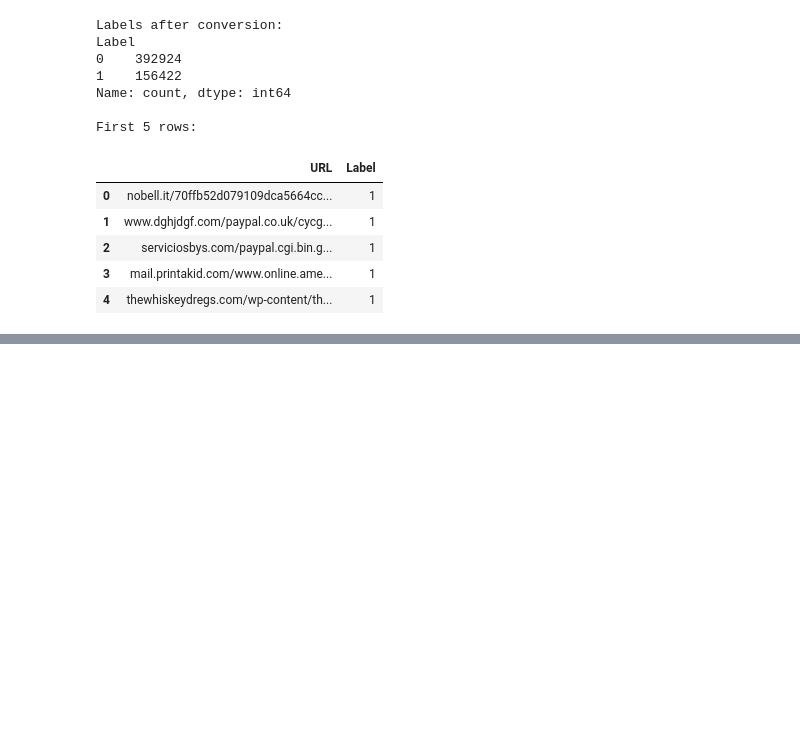
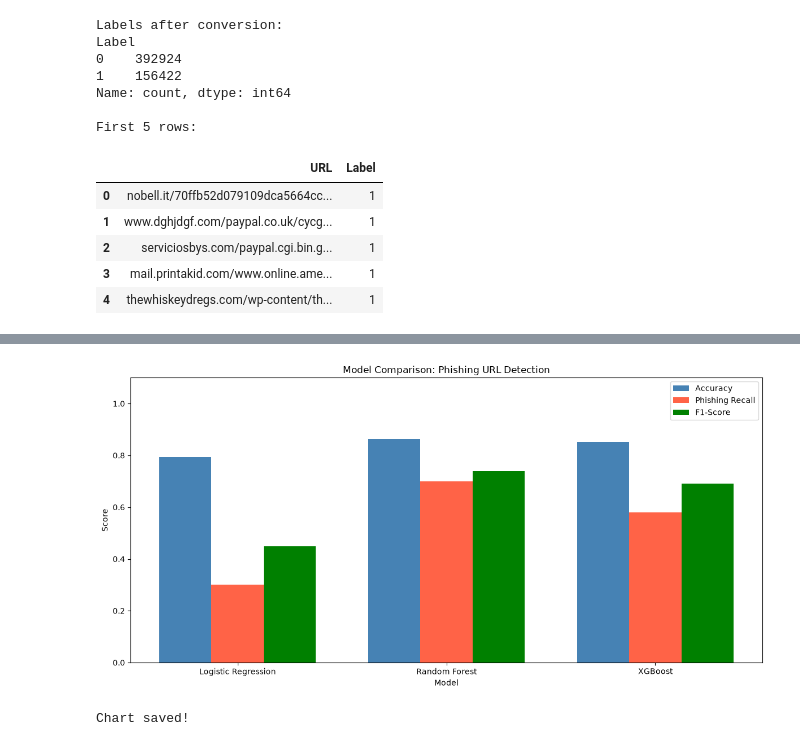
Before and after one commit to justthierry/phishing-detector-lebanon, a Jupyter notebook: phishing_detector.ipynb, the cells around one changed output, grey strips where cells are left out. Saved outputs shown, nothing was run; the diff lists cells and outputs as text; code cells hidden in the pictures; blank space fills up the shorter version.

```diff
--- a/phishing_detector.ipynb
+++ b/phishing_detector.ipynb
@@ -112,0 +338,15 @@ Now we are done changing our labels to binary and all we can now get started to
+# %%
+# Train XGBoost
+xgb_model = xgb.XGBClassifier(
+    n_estimators=100,
+    random_state=42,
+    eval_metric='logloss'
+)
+xgb_model.fit(X_train, y_train)
+
+# Evaluate
+y_pred_xgb = xgb_model.predict(X_test)
+acc_xgb = accuracy_score(y_test, y_pred_xgb)
+print(f"XGBoost Accuracy: {acc_xgb:.4f}")
+print("\nClassification Report:")
+print(classification_report(y_test, y_pred_xgb, target_names=['Legit', 'Phishing']))
@@ -112,0 +377,32 @@ Now we are done changing our labels to binary and all we can now get started to
+# %%
+# Model comparison visualization
+models = ['Logistic Regression', 'Random Forest', 'XGBoost']
+accuracy = [acc_lr, acc_rf, acc_xgb]
+recall = [0.30, 0.70, 0.58]
+f1 = [0.45, 0.74, 0.69]
+
+x = np.arange(len(models))
+width = 0.25
+
+fig, ax = plt.subplots(figsize=(12, 6))
+
+bars1 = ax.bar(x - width, accuracy, width, label='Accuracy', color='steelblue')
+bars2 = ax.bar(x, recall, width, label='Phishing Recall', color='tomato')
+bars3 = ax.bar(x + width, f1, width, label='F1-Score', color='green')
+
+ax.set_xlabel('Model')
+ax.set_ylabel('Score')
+ax.set_title('Model Comparison: Phishing URL Detection')
+ax.set_xticks(x)
+ax.set_xticklabels(models)
+ax.legend()
+ax.set_ylim(0, 1.1)
+
+plt.tight_layout()
+plt.savefig('model_comparison.png', dpi=150)
+plt.show()
+
+print("Chart saved!")
+# %% [output]
+[figure, added]
+Chart saved!
```
Also changed, not shown: parts of 43 cells of this notebook, 1 other file.
